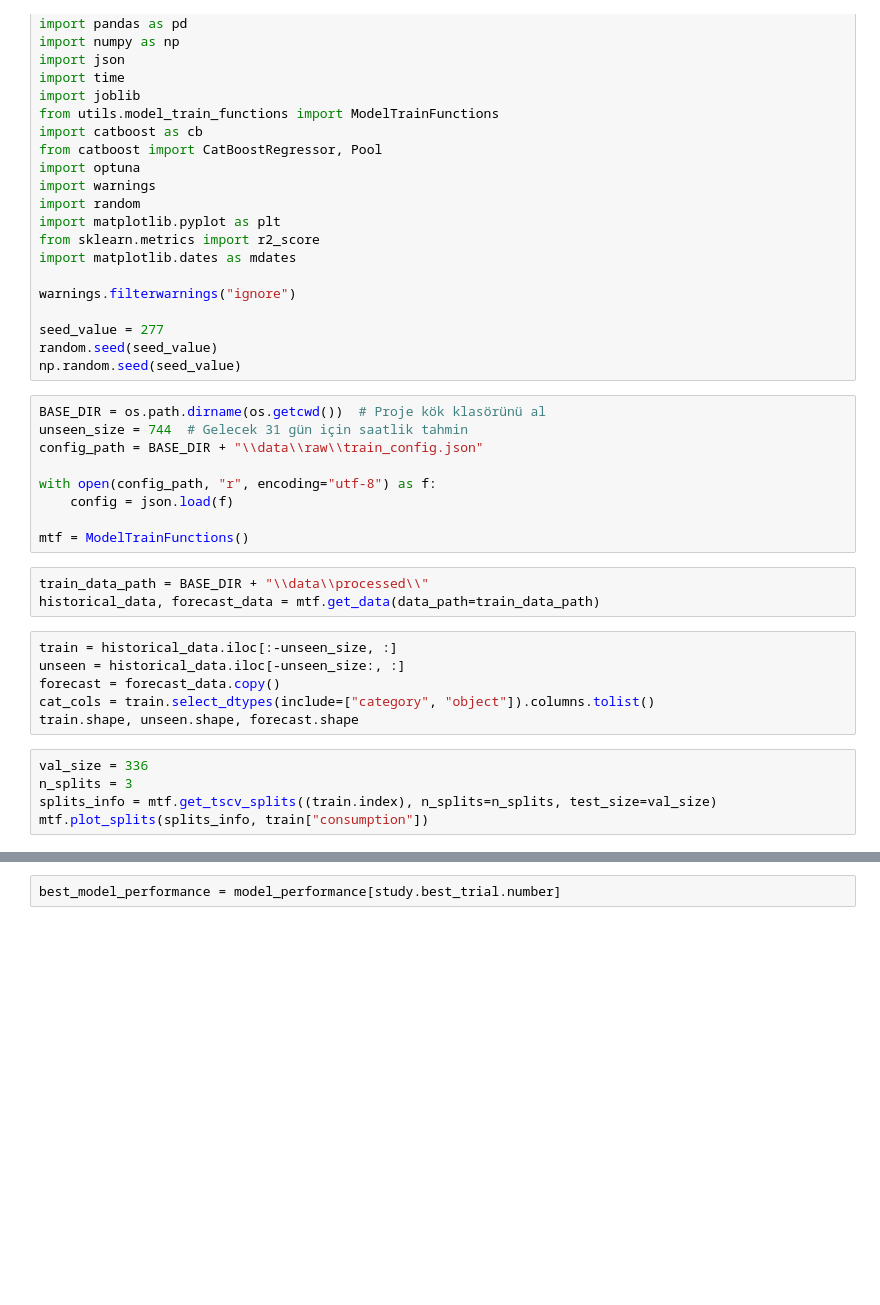
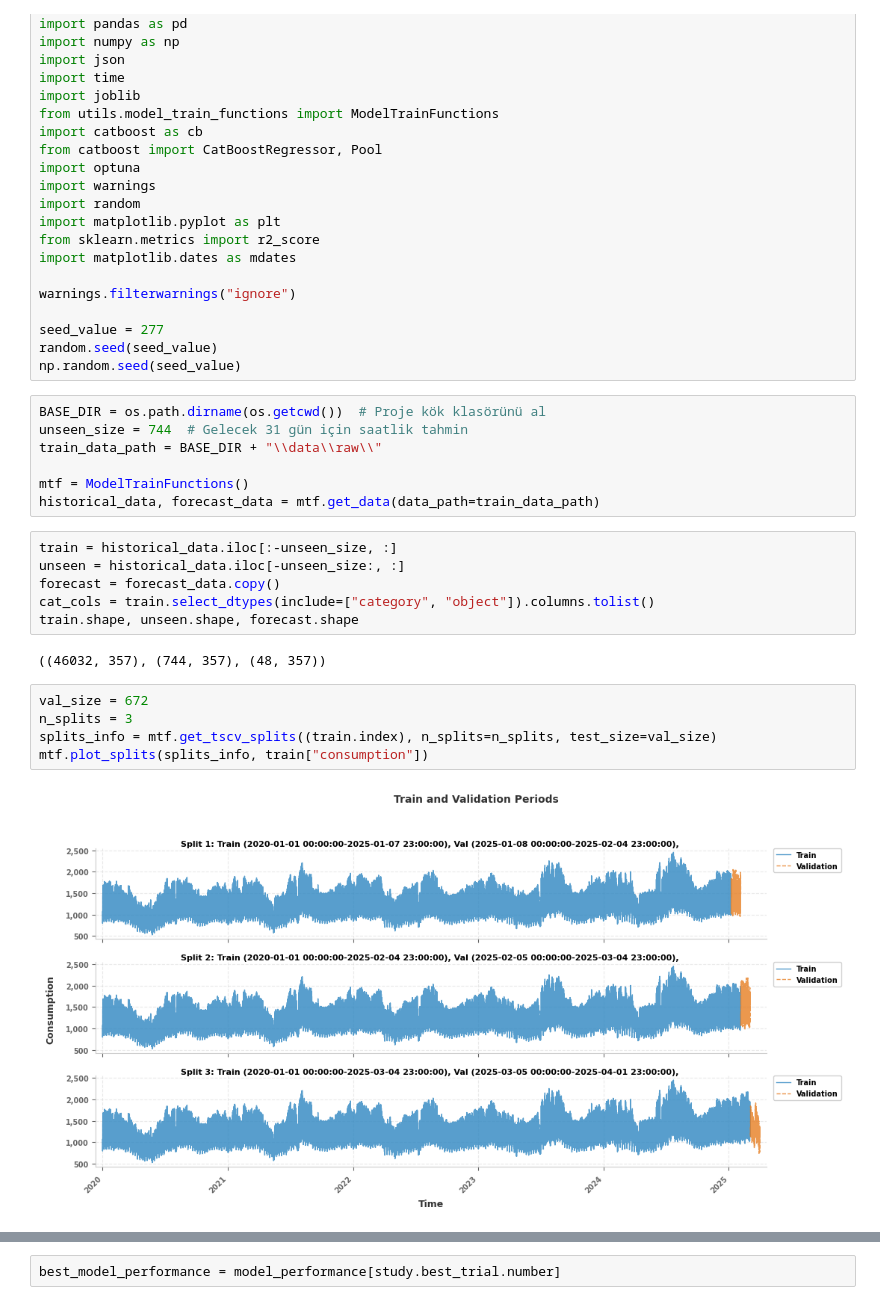
Before and after one commit to gkhntnhn/ULUDAG-ENERJI-DAGITILAN, a Jupyter notebook: notebooks/model_train.ipynb, the cells around one changed output, grey strips where cells are left out. Cells and saved outputs as stored; diff of their text form; blank space fills up the shorter version.

```diff
--- a/notebooks/model_train.ipynb
+++ b/notebooks/model_train.ipynb
@@ -26,25 +26,24 @@ np.random.seed(seed_value)
 # %%
 BASE_DIR = os.path.dirname(os.getcwd())  # Proje kök klasörünü al
 unseen_size = 744  # Gelecek 31 gün için saatlik tahmin
-config_path = BASE_DIR + "\\data\\raw\\train_config.json"
-
-with open(config_path, "r", encoding="utf-8") as f:
-    config = json.load(f)
+train_data_path = BASE_DIR + "\\data\\raw\\"
 
 mtf = ModelTrainFunctions()
+historical_data, forecast_data = mtf.get_data(data_path=train_data_path)
-# %%
-train_data_path = BASE_DIR + "\\data\\processed\\"
-historical_data, forecast_data = mtf.get_data(data_path=train_data_path)
 # %%
 train = historical_data.iloc[:-unseen_size, :]
 unseen = historical_data.iloc[-unseen_size:, :]
 forecast = forecast_data.copy()
 cat_cols = train.select_dtypes(include=["category", "object"]).columns.tolist()
 train.shape, unseen.shape, forecast.shape
+# %% [output]
+((46032, 357), (744, 357), (48, 357))
 # %%
-val_size = 336
+val_size = 672
 n_splits = 3
 splits_info = mtf.get_tscv_splits((train.index), n_splits=n_splits, test_size=val_size)
 mtf.plot_splits(splits_info, train["consumption"])
+# %% [output]
+[figure, added]
 # %%
 mtf.print_splits_info(splits_info)
```
Also changed, not shown: parts of 12 cells of this notebook, 19 other files.
